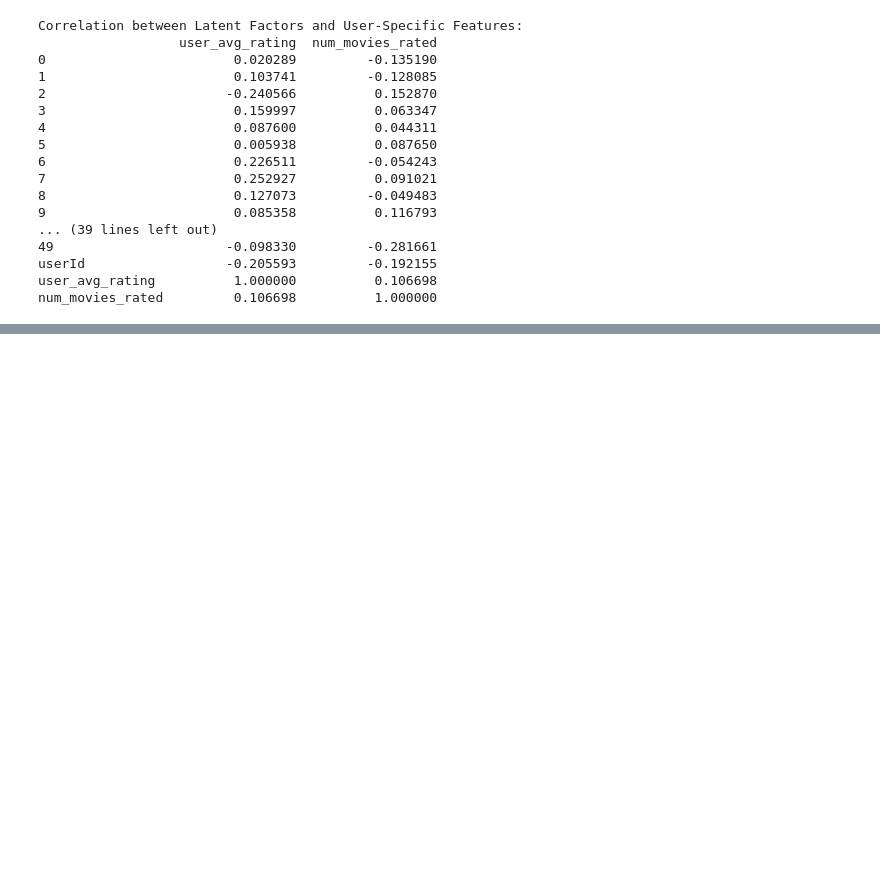
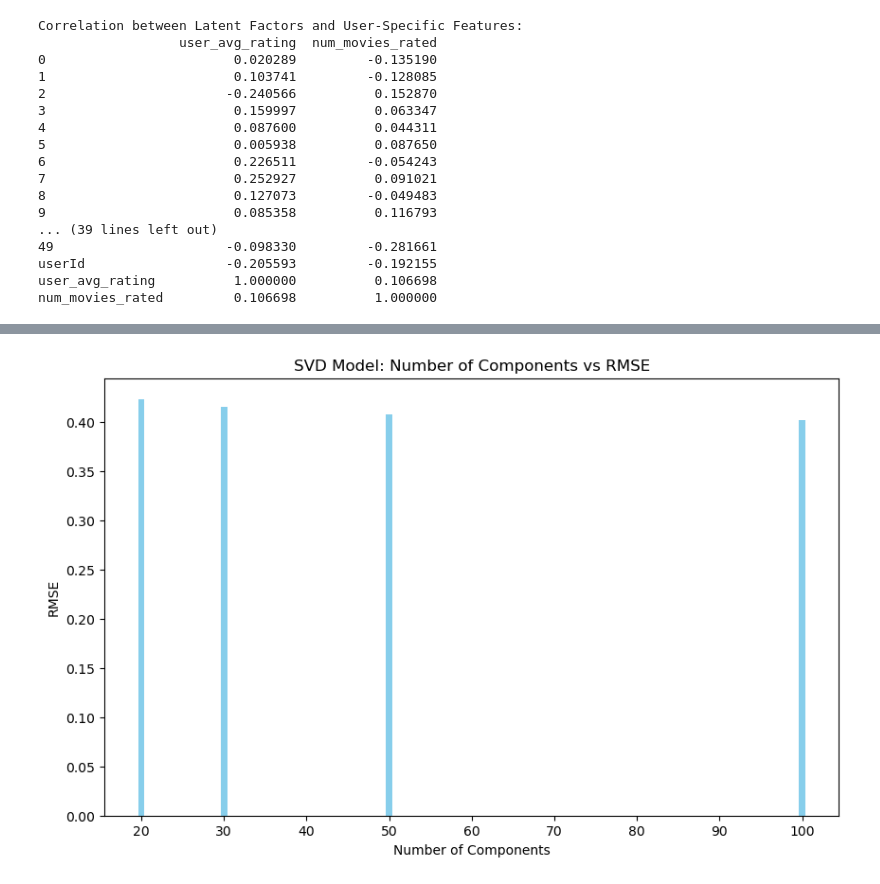
Before and after one commit to Qianyuns/Stat-ML-Project-Group15, a Jupyter notebook: code/StatML_project.ipynb, the cells around one changed output, grey strips where cells are left out. Saved outputs shown, nothing was run; the diff lists cells and outputs as text; code cells hidden in the pictures; blank space fills up the shorter version.

```diff
--- a/code/StatML_project.ipynb
+++ b/code/StatML_project.ipynb
@@ -460,0 +589,12 @@ num_movies_rated         0.106698          1.000000
+# %%
+n_components_values = [20, 30, 50, 100]
+rmse_svd_values = [0.423, 0.415, 0.407, 0.402]  # Example RMSE values for each n_components
+
+plt.figure(figsize=(10, 6))
+plt.bar(n_components_values, rmse_svd_values, color='skyblue')
+plt.xlabel('Number of Components')
+plt.ylabel('RMSE')
+plt.title('SVD Model: Number of Components vs RMSE')
+plt.show()
+# %% [output]
+[figure, added]
```
Also changed, not shown: parts of 10 cells of this notebook.
